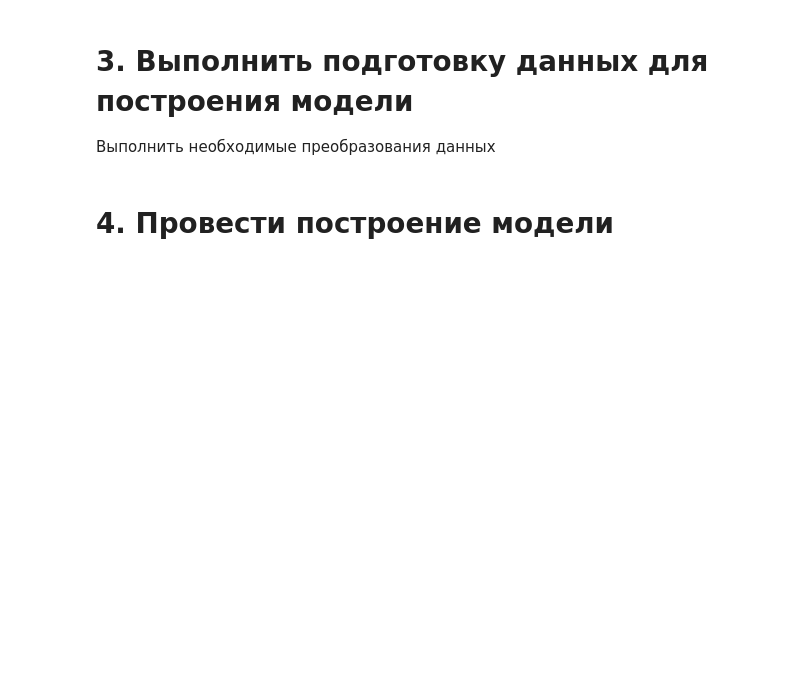
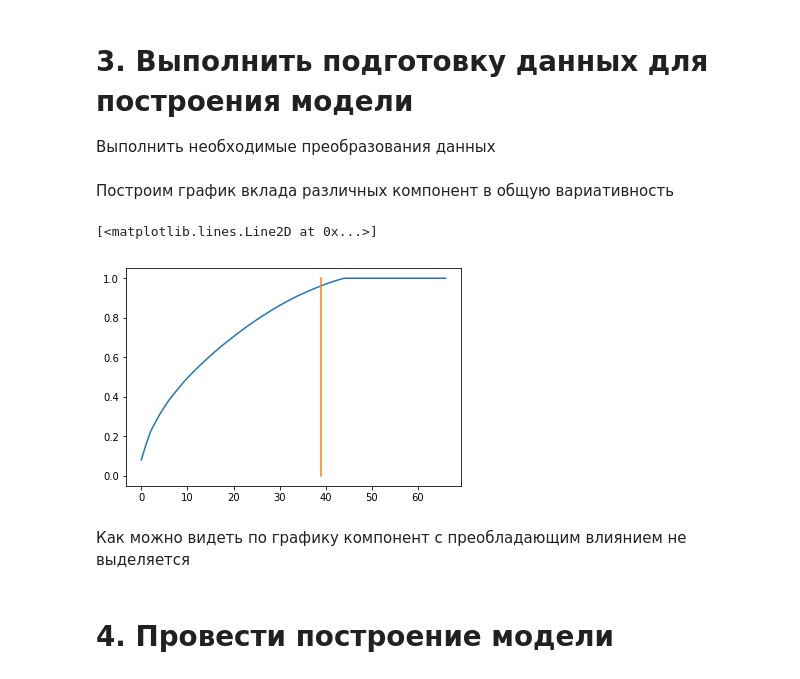
Before and after one commit to mas-student/ds-2019-03-hw07, a Jupyter notebook: hw07_part1.ipynb, the cells around one changed output. Drawn from its saved outputs; the diff is of its cells as text; code cells hidden in the pictures; blank space fills up the shorter version.

```diff
--- a/hw07_part1.ipynb
+++ b/hw07_part1.ipynb
@@ -192,2 +208,14 @@ X_prepared = pipeline.fit_transform(df)
+# %% [markdown]
+Построим график вклада различных компонент в общую вариативность
+# %%
+cumsum = np.cumsum(pipeline_for_explained_variance_ratio_.steps[2][1].explained_variance_ratio_)
+d = np.argmax(cumsum >= 0.95) + 1
+plt.plot(cumsum)
+plt.plot([d, d], [0, 1])
+# %% [output]
+[<matplotlib.lines.Line2D at 0x...>]
+[figure, added]
+# %% [markdown]
+Как можно видеть по графику компонент с преобладающим влиянием не выделяется
 # %% [markdown]
 # 4. Провести построение модели
```
Also changed, not shown: parts of 15 cells of this notebook.
